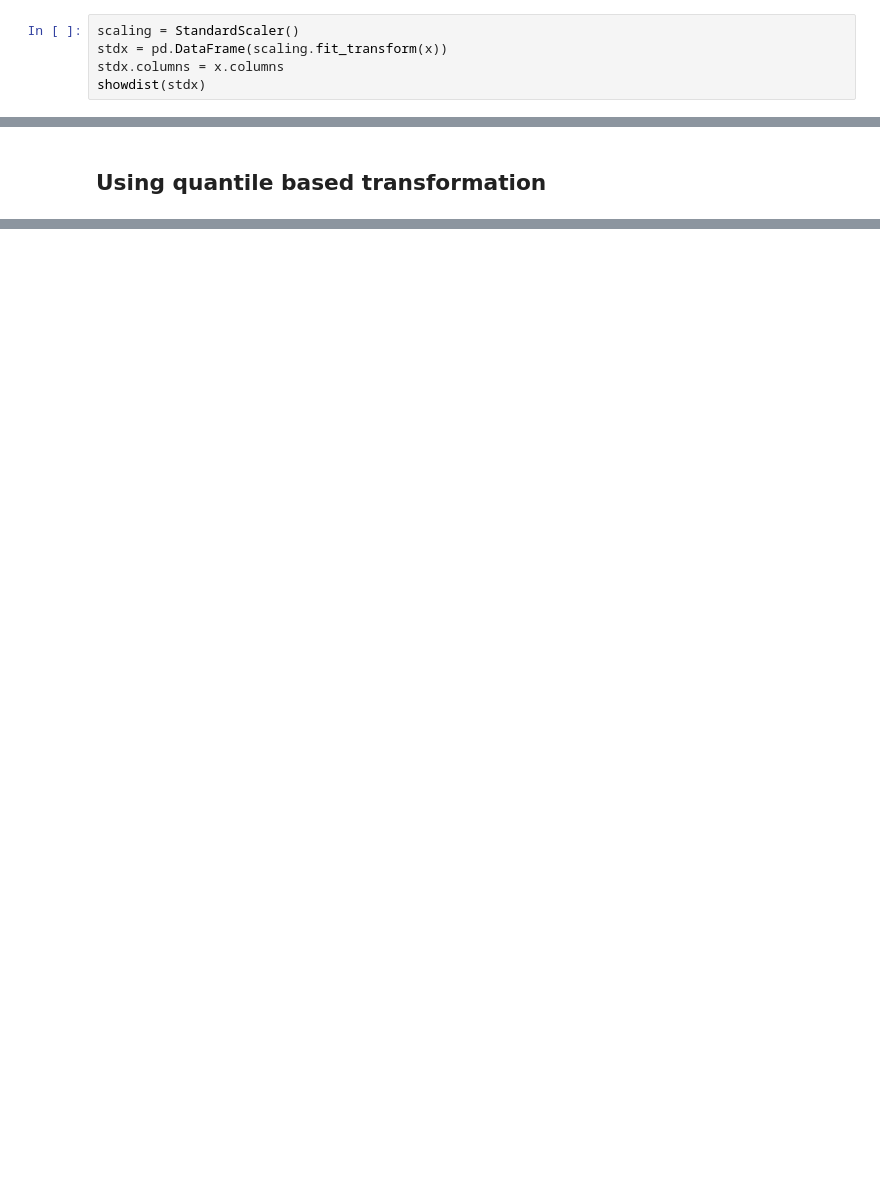
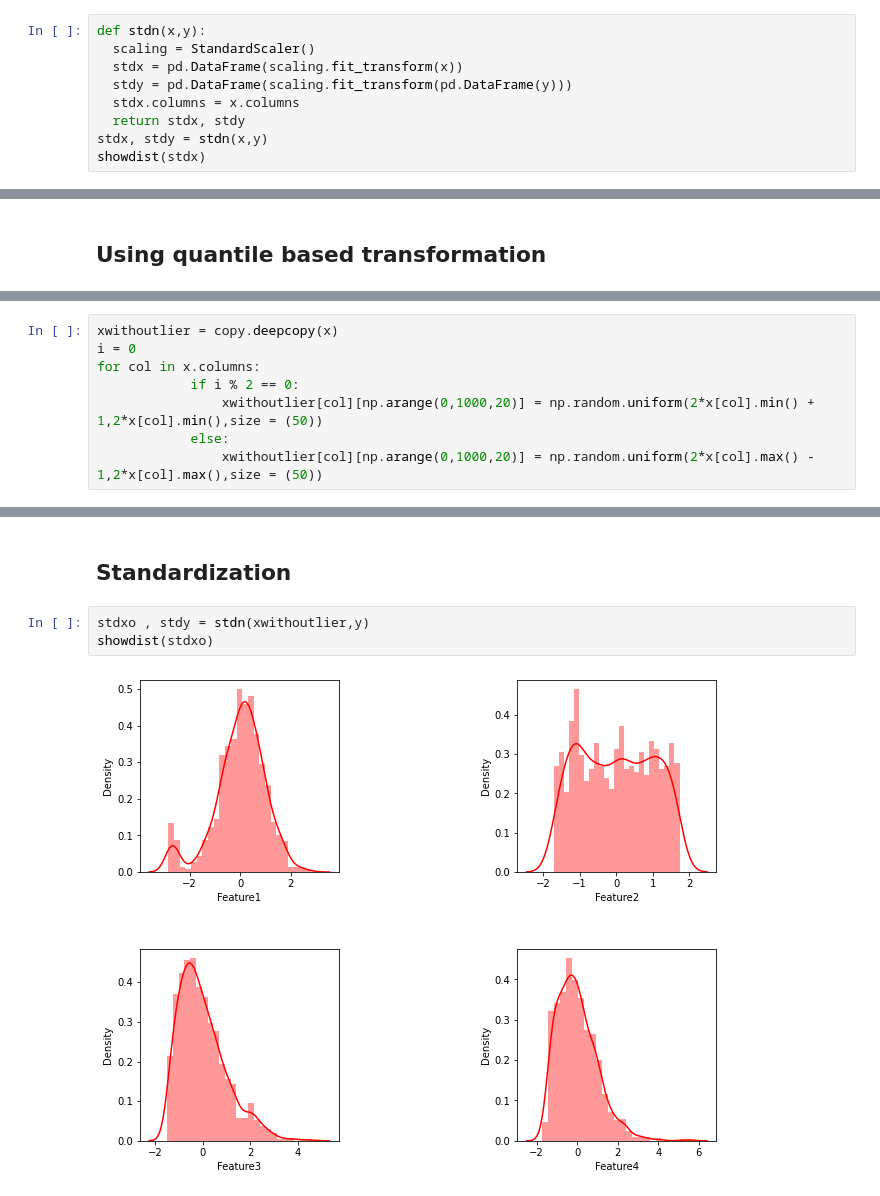
Before and after one commit to RachanaBhankur/IN3063-INM702-Mathematics-and-Programming-for-AI, a Jupyter notebook: Task 2 - Linear Regression - Normalisation- Copy.ipynb, the cells around one changed output, grey strips where cells are left out. Cells and saved outputs as stored; diff of their text form; blank space fills up the shorter version.

```diff
--- a/Task 2 - Linear Regression - Normalisation- Copy.ipynb
+++ b/Task 2 - Linear Regression - Normalisation- Copy.ipynb
@@ -103,8 +147,12 @@ array([  6.33214009,   0.48122468, -15.13916237,  21.76021606,
 # %% [markdown]
 ## Using Standardisation
 # %%
-scaling = StandardScaler()
-stdx = pd.DataFrame(scaling.fit_transform(x))
-stdx.columns = x.columns
+def stdn(x,y):
+  scaling = StandardScaler()
+  stdx = pd.DataFrame(scaling.fit_transform(x))
+  stdy = pd.DataFrame(scaling.fit_transform(pd.DataFrame(y)))
+  stdx.columns = x.columns
+  return stdx, stdy
+stdx, stdy = stdn(x,y)
 showdist(stdx)
 # %% [output]
@@ -129,0 +209,8 @@ array([ 2.59156563,  0.55895337, -0.16698351,  0.37516511,  0.16434156,
+# %%
+xwithoutlier = copy.deepcopy(x)
+i = 0
+for col in x.columns:
+            if i % 2 == 0:
+                xwithoutlier[col][np.arange(0,1000,20)] = np.random.uniform(2*x[col].min() + 1,2*x[col].min(),size = (50))
+            else:
+                xwithoutlier[col][np.arange(0,1000,20)] = np.random.uniform(2*x[col].max() - 1,2*x[col].max(),size = (50))
@@ -129,0 +255,7 @@ array([ 2.59156563,  0.55895337, -0.16698351,  0.37516511,  0.16434156,
+# %% [markdown]
+## Standardization
+# %%
+stdxo , stdy = stdn(xwithoutlier,y)
+showdist(stdxo)
+# %% [output]
+[figure, added]
```
Also changed, not shown: parts of 39 cells of this notebook.
